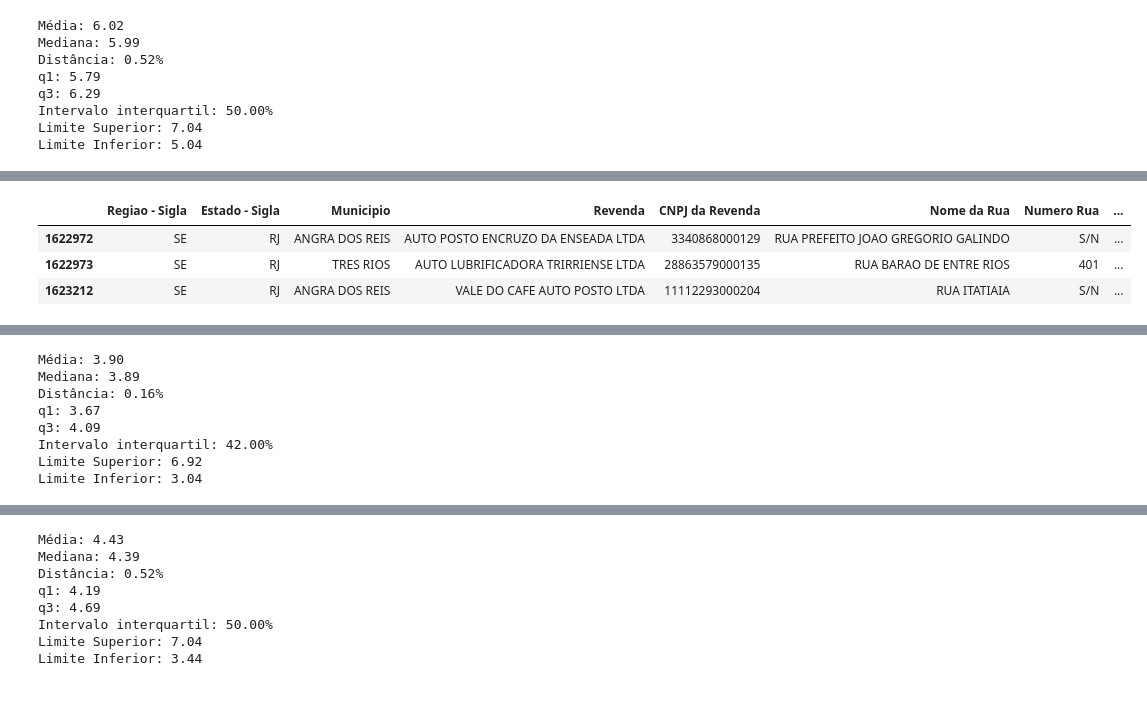
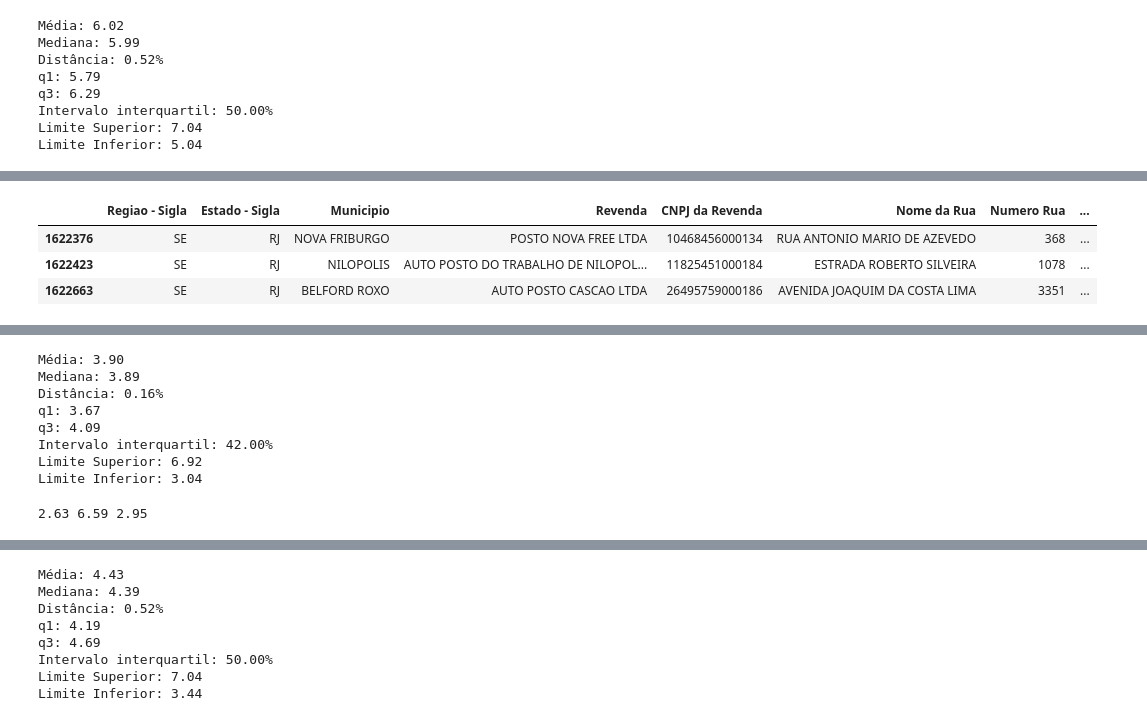
Before and after one commit to ghenriqueh/UC2_senac_projeto_dados, a Jupyter notebook: analise_anp.ipynb, the cells around one changed output, grey strips where cells are left out. Drawn from its saved outputs; the diff is of its cells as text; code cells hidden in the pictures.

```diff
--- a/analise_anp.ipynb
+++ b/analise_anp.ipynb
@@ -101,12 +116,12 @@ df_vendagasolinarj
 | 1623212 | SE | RJ | ANGRA DOS REIS | VALE DO CAFE AUTO POSTO LTDA | 11112293000204 | RUA ITATIAIA | S/N | ... |
 33329 rows × 16 columns
 # %%
-array_vendagasolinarj = np.array(df_vendagasolinarj['Valor de Venda'])
-media = np.mean(array_vendagasolinarj)
-mediana = np.median(array_vendagasolinarj)
+array_venda_gasolina_rio = np.array(df_vendagasolinarj['Valor de Venda'])
+media = np.mean(array_venda_gasolina_rio)
+mediana = np.median(array_venda_gasolina_rio)
 dist = (media-mediana)/mediana
-q1 =np.percentile(array_vendagasolinarj,25)
-q3 =np.percentile(array_vendagasolinarj,75)
+q1 =np.percentile(array_venda_gasolina_rio,25)
+q3 =np.percentile(array_venda_gasolina_rio,75)
 iqr = q3 - q1
 limite_superior = q3 +(1.5*iqr)
 limite_inferior = q1 - (1.5*iqr)
@@ -141,11 +172,11 @@ outlier_vendagasolinarjsuperior.head(3)
 # %%
-outlier_vendagasolinarjsuperior = df_vendagasolinarj.loc[df_vendagasolinarj['Valor de Venda']>limite_inferior]
+outlier_vendagasolinarjsuperior = df_vendagasolinarj.loc[df_vendagasolinarj['Valor de Venda']<media]
 outlier_vendagasolinarjsuperior.tail(3)
 # %% [output]
 |  | Regiao - Sigla | Estado - Sigla | Municipio | Revenda | CNPJ da Revenda | Nome da Rua | Numero Rua | ... |
-| 1622972 | SE | RJ | ANGRA DOS REIS | AUTO POSTO ENCRUZO DA ENSEADA LTDA | 3340868000129 | RUA PREFEITO JOAO GREGORIO GALINDO | S/N | ... |
-| 1622973 | SE | RJ | TRES RIOS | AUTO LUBRIFICADORA TRIRRIENSE LTDA | 28863579000135 | RUA BARAO DE ENTRE RIOS | 401 | ... |
-| 1623212 | SE | RJ | ANGRA DOS REIS | VALE DO CAFE AUTO POSTO LTDA | 11112293000204 | RUA ITATIAIA | S/N | ... |
+| 1622376 | SE | RJ | NOVA FRIBURGO | POSTO NOVA FREE LTDA | 10468456000134 | RUA ANTONIO MARIO DE AZEVEDO | 368 | ... |
+| 1622423 | SE | RJ | NILOPOLIS | AUTO POSTO DO TRABALHO DE NILOPOL... | 11825451000184 | ESTRADA ROBERTO SILVEIRA | 1078 | ... |
+| 1622663 | SE | RJ | BELFORD ROXO | AUTO POSTO CASCAO LTDA | 26495759000186 | AVENIDA JOAQUIM DA COSTA LIMA | 3351 | ... |
 # %%
 #O limite inferior não é negativo, logo, existe um valor limite mínimo praticado de venda
 # %%
@@ -194,3 +225,11 @@ q3: 4.09
 Intervalo interquartil: 42.00%
 Limite Superior: 6.92
 Limite Inferior: 3.04
+# %%
+menorsp = array_vendaetanolsp.min()
+maiorsp = array_vendaetanolsp.max()
+amplitudsp = maior - menor
+
+print(menorsp, maiorsp, amplitudsp)
+# %% [output]
+2.63 6.59 2.95
```
Also changed, not shown: parts of 11 cells of this notebook.
